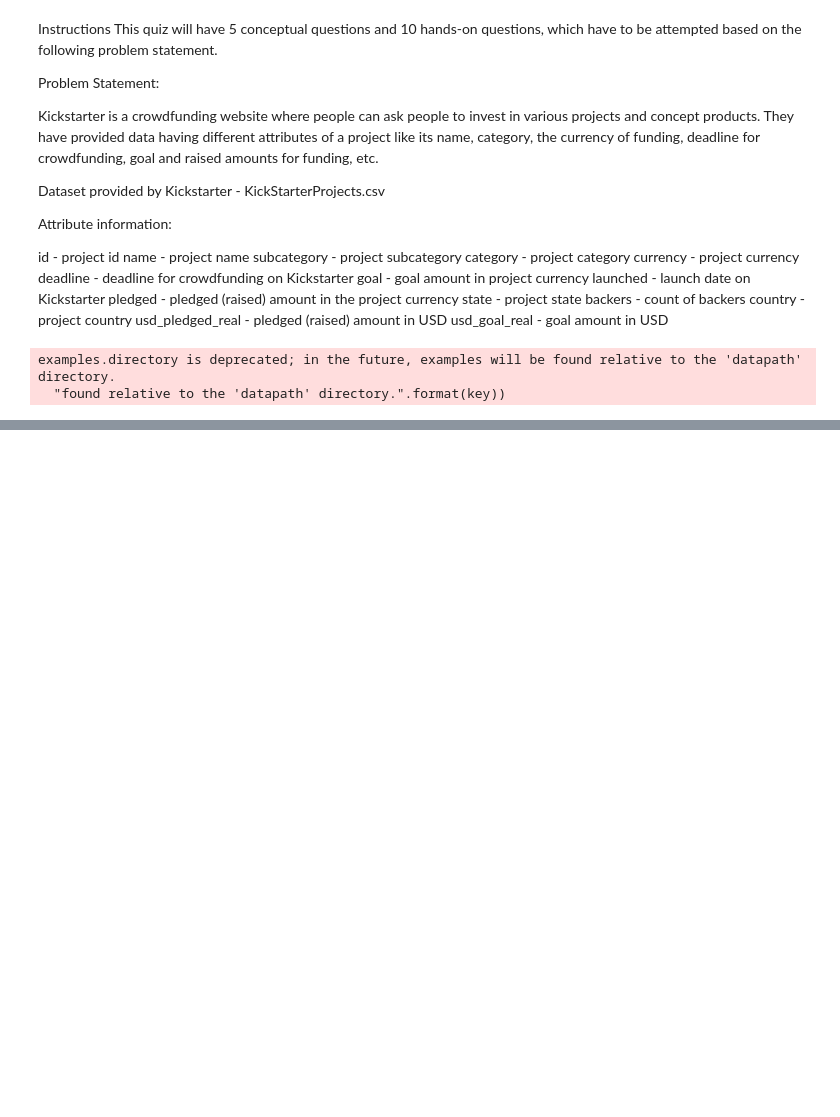
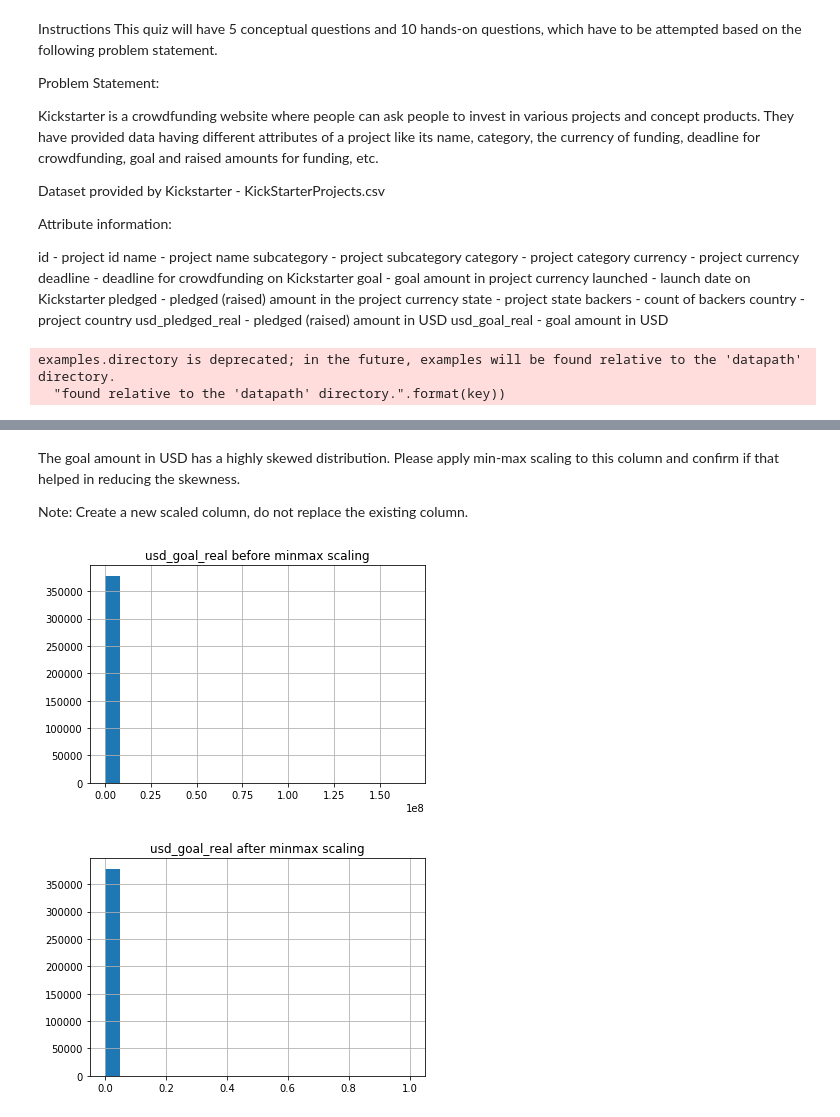
Before and after one commit to Isaac009/PGP-AIML, a Jupyter notebook: LR/Week_2/Quiz.ipynb, the cells around one changed output, grey strips where cells are left out. Drawn from its saved outputs; the diff is of its cells as text; code cells hidden in the pictures; blank space fills up the shorter version.

```diff
--- a/LR/Week_2/Quiz.ipynb
+++ b/LR/Week_2/Quiz.ipynb
@@ -61,0 +168,2 @@ df.sample(10)
+# %%
+data = df.copy()
@@ -61,0 +179,4 @@ df.sample(10)
+# %% [markdown]
+The goal amount in USD has a highly skewed distribution. Please apply min-max scaling to this column and confirm if that helped in reducing the skewness.
+
+Note: Create a new scaled column, do not replace the existing column.
@@ -61,0 +185,16 @@ df.sample(10)
+# %%
+# replacing with scaled
+data['usd_goal_real'].hist(bins=20)
+plt.title('usd_goal_real before minmax scaling')
+plt.show()
+
+data[['usd_goal_real']] = MinMaxScaler().fit_transform(
+    data[['usd_goal_real']]
+)
+
+data['usd_goal_real'].hist(bins=20)
+plt.title('usd_goal_real after minmax scaling')
+plt.show()
+# %% [output]
+[figure, added]
+[figure, added]
```
Also changed, not shown: parts of 33 cells of this notebook.
